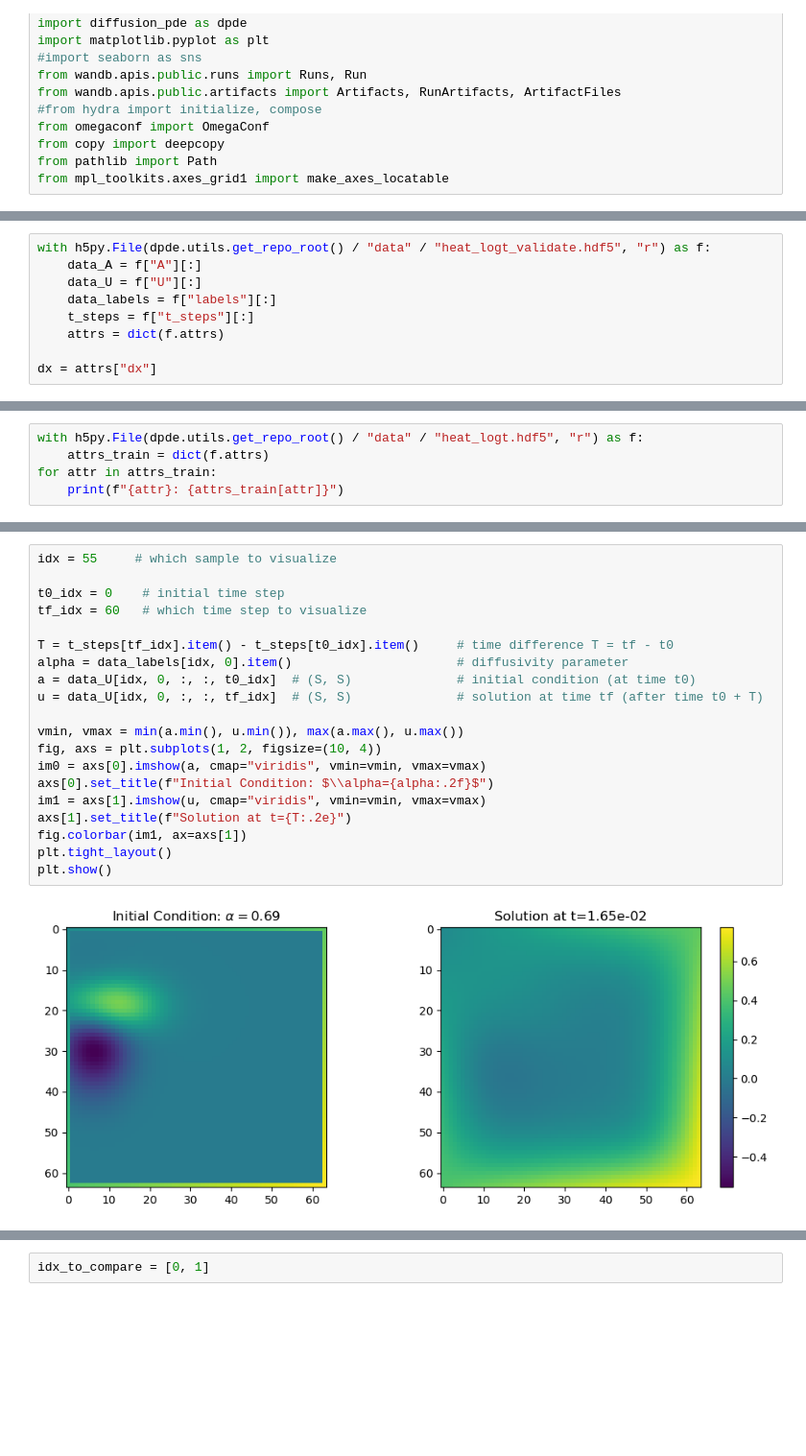
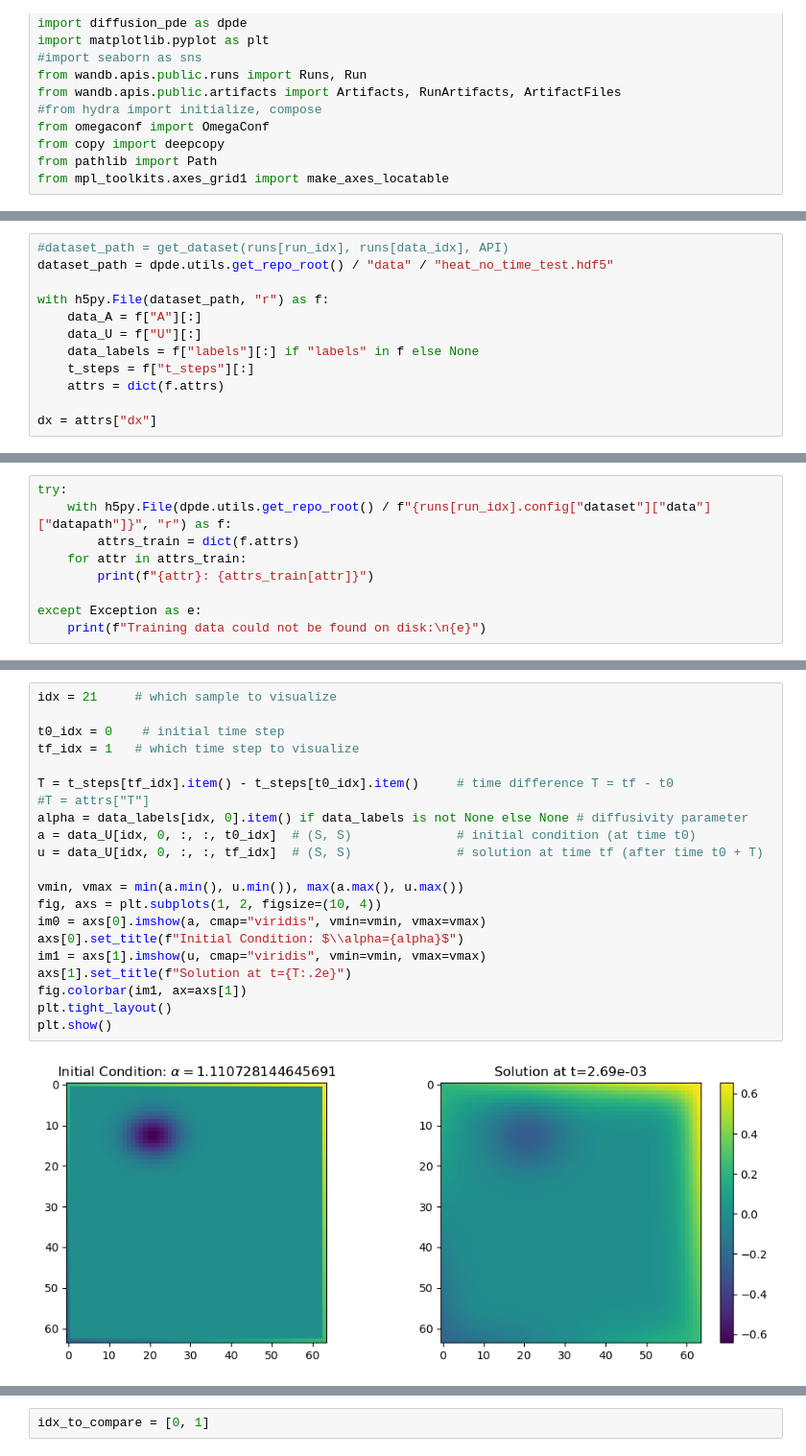
Before and after one commit to cmt-dtu-energy/dynamical-pde-diffusion, a Jupyter notebook: notebooks/inspect_models.ipynb, the cells around one changed output, grey strips where cells are left out. Shown at 96% size. Cells and saved outputs as stored; diff of their text form; blank space fills up the shorter version.

```diff
--- a/notebooks/inspect_models.ipynb
+++ b/notebooks/inspect_models.ipynb
@@ -83,8 +101,11 @@ edm.load_state_dict(torch.load(model_path, weights_only=True))
 # %%
-with h5py.File(dpde.utils.get_repo_root() / "data" / "heat_logt_validate.hdf5", "r") as f:
+#dataset_path = get_dataset(runs[run_idx], runs[data_idx], API)
+dataset_path = dpde.utils.get_repo_root() / "data" / "heat_no_time_test.hdf5"
+
+with h5py.File(dataset_path, "r") as f:
     data_A = f["A"][:]
     data_U = f["U"][:]
-    data_labels = f["labels"][:]
+    data_labels = f["labels"][:] if "labels" in f else None
     t_steps = f["t_steps"][:]
     attrs = dict(f.attrs)
 
@@ -107,8 +128,12 @@ steps: 100
 # %%
-with h5py.File(dpde.utils.get_repo_root() / "data" / "heat_logt.hdf5", "r") as f:
-    attrs_train = dict(f.attrs)
-for attr in attrs_train:
-    print(f"{attr}: {attrs_train[attr]}")
+try:
+    with h5py.File(dpde.utils.get_repo_root() / f"{runs[run_idx].config["dataset"]["data"]["datapath"]}", "r") as f:
+        attrs_train = dict(f.attrs)
+    for attr in attrs_train:
+        print(f"{attr}: {attrs_train[attr]}")
+
+except Exception as e:
+    print(f"Training data could not be found on disk:\n{e}")
 # %% [output]
 Lx: 1.0
 Ly: 1.0
@@ -124,25 +147,26 @@ steps: 64
 # %%
-idx = 55     # which sample to visualize
+idx = 21     # which sample to visualize
 
 t0_idx = 0    # initial time step
-tf_idx = 60   # which time step to visualize
+tf_idx = 1   # which time step to visualize
 
 T = t_steps[tf_idx].item() - t_steps[t0_idx].item()     # time difference T = tf - t0
-alpha = data_labels[idx, 0].item()                      # diffusivity parameter
+#T = attrs["T"]
+alpha = data_labels[idx, 0].item() if data_labels is not None else None # diffusivity parameter
 a = data_U[idx, 0, :, :, t0_idx]  # (S, S)              # initial condition (at time t0)
 u = data_U[idx, 0, :, :, tf_idx]  # (S, S)              # solution at time tf (after time t0 + T)
 
 vmin, vmax = min(a.min(), u.min()), max(a.max(), u.max())
 fig, axs = plt.subplots(1, 2, figsize=(10, 4))
 im0 = axs[0].imshow(a, cmap="viridis", vmin=vmin, vmax=vmax)
-axs[0].set_title(f"Initial Condition: $\\alpha={alpha:.2f}$")
+axs[0].set_title(f"Initial Condition: $\\alpha={alpha}$")
 im1 = axs[1].imshow(u, cmap="viridis", vmin=vmin, vmax=vmax)
 axs[1].set_title(f"Solution at t={T:.2e}")
 fig.colorbar(im1, ax=axs[1])
 plt.tight_layout()
 plt.show()
 # %% [output]
-[figure, old version]
+[figure, new version]
 # %%
 obs_a = torch.tensor(a)
 obs_u = torch.tensor(u)
```
Also changed, not shown: parts of 19 cells of this notebook, 23 other files.
